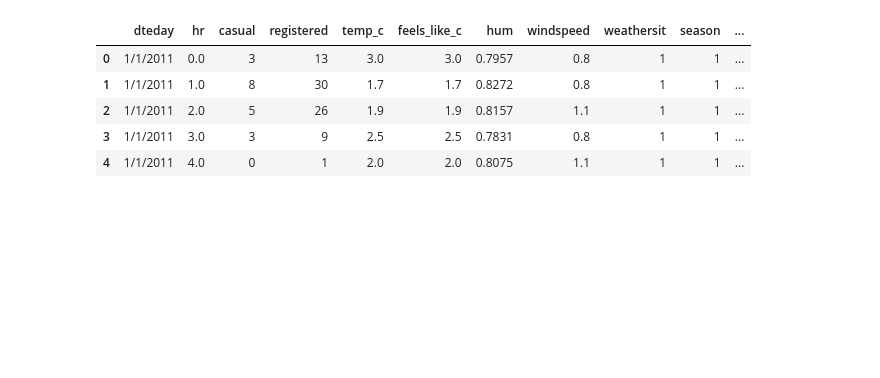
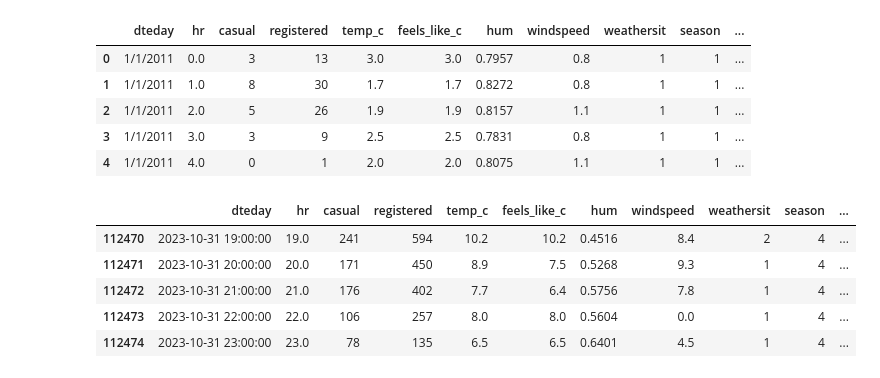
Before and after one commit to MarshallPotts/CSE450-Machine-Learning, a Jupyter notebook: case_study4.ipynb, the cells around one changed output. Saved outputs shown, nothing was run; the diff lists cells and outputs as text; code cells hidden in the pictures; blank space fills up the shorter version.

```diff
--- a/case_study4.ipynb
+++ b/case_study4.ipynb
@@ -55,3 +41,20 @@ bikes.head()
 | 2 | 1/1/2011 | 2.0 | 5 | 26 | 1.9 | 1.9 | 0.8157 | 1.1 | 1 | 1 | ... |
 | 3 | 1/1/2011 | 3.0 | 3 | 9 | 2.5 | 2.5 | 0.7831 | 0.8 | 1 | 1 | ... |
 | 4 | 1/1/2011 | 4.0 | 0 | 1 | 2.0 | 2.0 | 0.8075 | 1.1 | 1 | 1 | ... |
+# %%
+#drop NA values
+bikes.dropna(axis=0, how="any", inplace=True)
+# %%
+#get the dteday into the right format to use for tensorflow
+bikes_date_str = bikes['dteday'].astype(str)  #convert to a string
+bikes_date = pd.to_datetime(bikes_date_str)   #change string to datetime
+bikes["dteday"] = bikes_date  #add to frame
+bikes["dteday"] = bikes["dteday"] + pd.to_timedelta(bikes["hr"], unit='h')  #add the hours as a datetime timedelta
+bikes.tail()
+# %% [output]
+|  | dteday | hr | casual | registered | temp_c | feels_like_c | hum | windspeed | weathersit | season | ... |
+| 112470 | 2023-10-31 19:00:00 | 19.0 | 241 | 594 | 10.2 | 10.2 | 0.4516 | 8.4 | 2 | 4 | ... |
+| 112471 | 2023-10-31 20:00:00 | 20.0 | 171 | 450 | 8.9 | 7.5 | 0.5268 | 9.3 | 1 | 4 | ... |
+| 112472 | 2023-10-31 21:00:00 | 21.0 | 176 | 402 | 7.7 | 6.4 | 0.5756 | 7.8 | 1 | 4 | ... |
+| 112473 | 2023-10-31 22:00:00 | 22.0 | 106 | 257 | 8.0 | 8.0 | 0.5604 | 0.0 | 1 | 4 | ... |
+| 112474 | 2023-10-31 23:00:00 | 23.0 | 78 | 135 | 6.5 | 6.5 | 0.6401 | 4.5 | 1 | 4 | ... |
```
Also changed, not shown: parts of 5 cells of this notebook.
